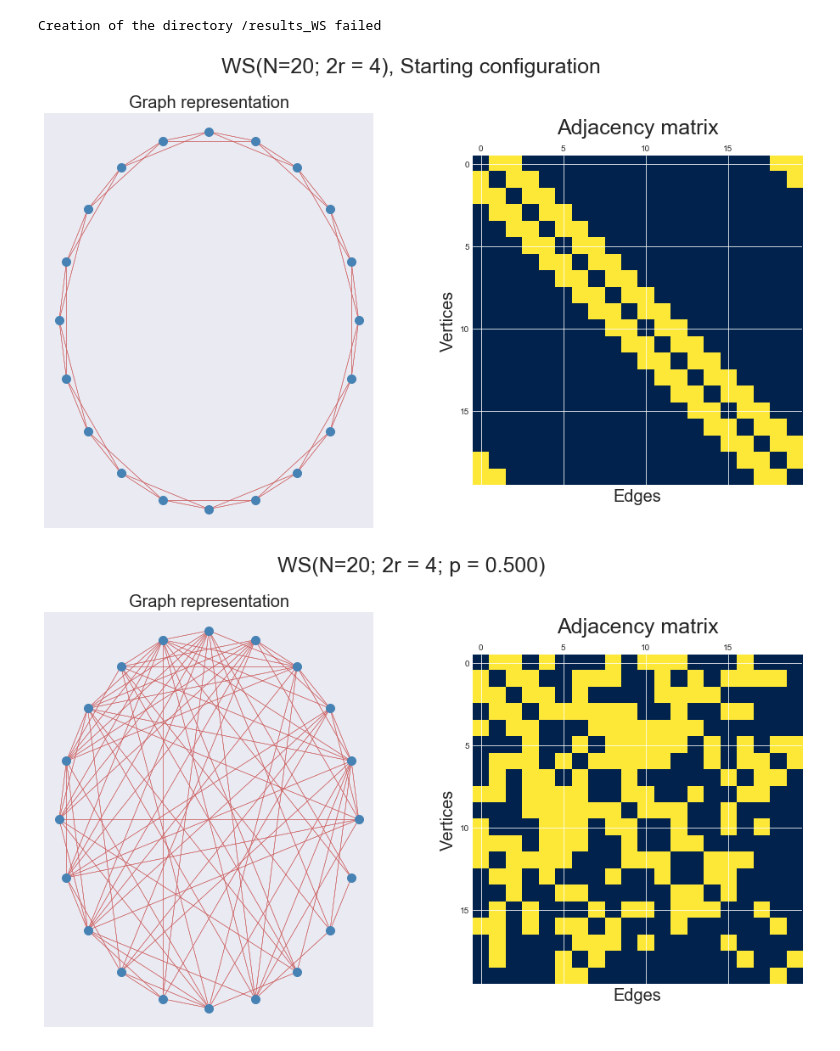
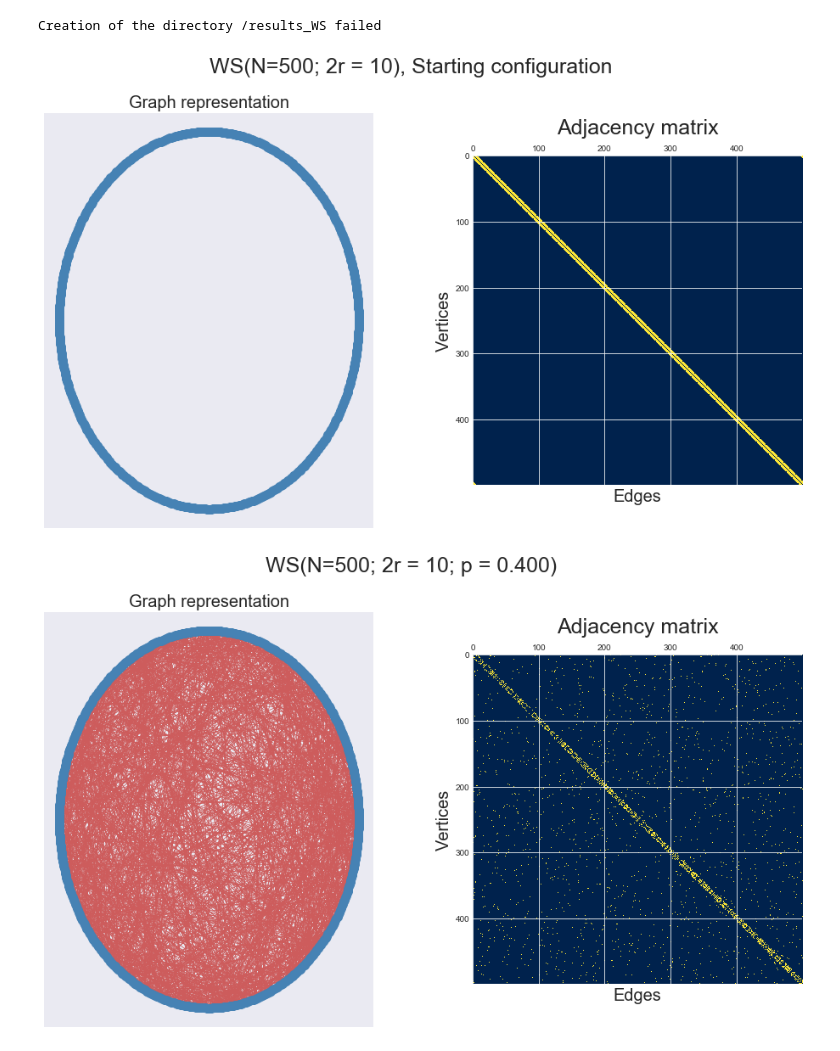
Before and after one commit to spicella/IntroCS_Project2, a Jupyter notebook: Code/Part2_WS.ipynb, the cells around one changed output. Cells and saved outputs as stored; diff of their text form; code cells hidden in the pictures.

```diff
--- a/Code/Part2_WS.ipynb
+++ b/Code/Part2_WS.ipynb
@@ -159,8 +179,8 @@ def create_strogatz(n, r ,p, place_labels=False ):
     plt.savefig(path+results_dir+name_plot_rewired,dpi=200)
     plt.show()
 # %%
-create_strogatz(20,2,.5)
+create_strogatz(500,5,.4)
 # %% [output]
 Creation of the directory /results_WS failed
-[figure, old version]
+[figure, new version]
-[figure, old version]
+[figure, new version]
```
Also changed, not shown: parts of 1 cell of this notebook.
